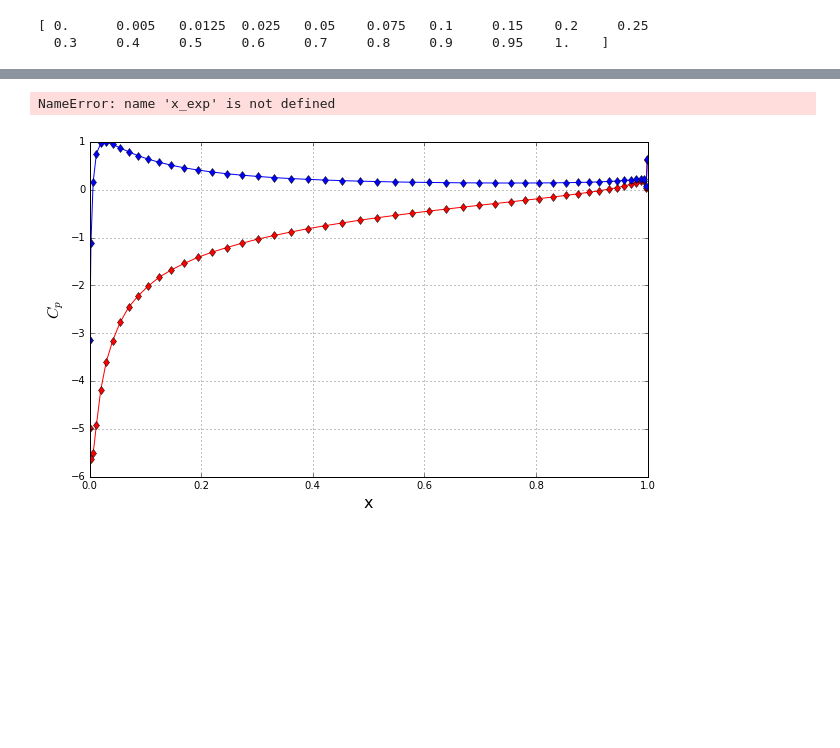
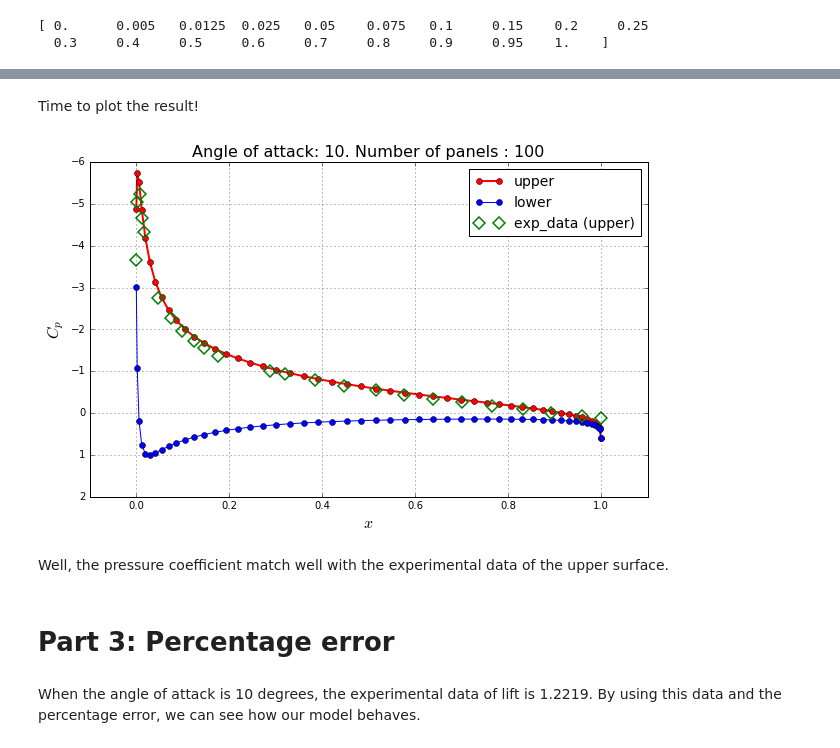
Before and after one commit to barbagroup/AeroPython-studentprojects2017, a Jupyter notebook: jiayuli517/Linearvortex-panelmethod.ipynb, the cells around one changed output, grey strips where cells are left out. Saved outputs shown, nothing was run; the diff lists cells and outputs as text; code cells hidden in the pictures; blank space fills up the shorter version.

```diff
--- a/jiayuli517/Linearvortex-panelmethod.ipynb
+++ b/jiayuli517/Linearvortex-panelmethod.ipynb
@@ -612,3 +668,0 @@ U_t = numpy.dot(A_t, gammas) + b_t
-# %%
-for i, panel in enumerate(panels):
-        panel.vt = U_t[i]
@@ -664,5 +735,4 @@ pyplot.title('Number of panels : %d' % N);
 # %%
-# defines and creates the object freestream
-u_inf = 1.0                                # freestream speed
+u_inf = 1.0                                 # freestream speed
 alpha = 10.0                                # angle of attack (in degrees)
-freestream_10 = Freestream(u_inf, alpha)      # instantiation of the object freestream
+freestream_1 = Freestream(u_inf, alpha)      # instantiation of the object freestream
@@ -680,3 +738,0 @@ U_t_10 = numpy.dot(A_t, gammas_10) + b_t_10
-# %%
-for i, panel in enumerate(panels):
-        panel.vt = U_t_10[i]
@@ -684,0 +739,8 @@ get_pressure_coefficient(panels, freestream_10)
+# %%
+b_1 = build_rhs(panels, freestream_1)
+gammas_1 = linalg.solve(A, b_1)
+b_t_1 = freestream.u_inf * numpy.sin([freestream_1.alpha - panel.beta for panel in panels])
+v_t_1 = numpy.dot(A_t, gammas_1) + b_t_1
+for i, panel in enumerate(panels):
+        panel.vt = v_t_1[i]
+get_pressure_coefficient(panels, freestream_1)
@@ -689,35 +751,35 @@ ValueError: could not convert string to float: b'variables="x/c","cp"'
+# %% [markdown]
+Time to plot the result!
 # %%
-# plots the surface pressure coefficient
-
-val_x, val_y = 0.1, 0.2
-x_min, x_max = min( panel.xa for panel in panels ), max( panel.xa for panel in panels )
-cp_min, cp_max = min( panel.cp for panel in panels ), max( panel.cp for panel in panels )
-x_start, x_end = x_min-val_x*(x_max-x_min), x_max+val_x*(x_max-x_min)
-y_start, y_end = cp_min-val_y*(cp_max-cp_min), cp_max+val_y*(cp_max-cp_min)
-
+# plot surface pressure coefficient
 pyplot.figure(figsize=(10, 6))
-pyplot.grid(True)
-pyplot.xlabel('x', fontsize=16)
+pyplot.grid()
+pyplot.xlabel('$x$', fontsize=16)
 pyplot.ylabel('$C_p$', fontsize=16)
 pyplot.plot([panel.xc for panel in panels if panel.loc == 'upper'],
-         [panel.cp for panel in panels if panel.loc == 'upper'],
-         color='r', linewidth=1, marker='d', markersize=6)
+            [panel.cp for panel in panels if panel.loc == 'upper'],
+            label='upper surface',
+            color='r', linestyle='-', linewidth=2, marker='o', markersize=6)
 pyplot.plot([panel.xc for panel in panels if panel.loc == 'lower'],
-         [panel.cp for panel in panels if panel.loc == 'lower'],
-         color='b', linewidth=1, marker='d', markersize=6)
+            [panel.cp for panel in panels if panel.loc == 'lower'],
+            label= 'lower surface',
+            color='b', linestyle='-', linewidth=1, marker='o', markersize=6)
 
 pyplot.plot(x_exp,Cp_exp,color='g', linewidth=0, marker='D', markersize=8, markeredgecolor='g',
 markerfacecolor='None', markeredgewidth=1.5)
-
-pyplot.legend(['upper face', 'lower face', 'Gregory exp_data (upper face)'], loc='best', prop={'size':14})
-pyplot.xlim(x_start, x_end)
-pyplot.ylim(y_start, y_end)
+pyplot.xlim(-0.1, 1.1)
+pyplot.ylim(-6.0, 2.0)
+pyplot.legend(['upper', 'lower', 'exp_data (upper)'], loc='best', prop={'size':14})
 pyplot.gca().invert_yaxis()
-pyplot.title('Angle of attack 10 deg, Number of panels : %d' % N, fontsize=20)
-#pyplot.savefig('CP_10.pdf'); add this line to save fig;
+pyplot.title('Angle of attack: 10. Number of panels : %d' % N, fontsize=16);
 # %% [output]
-NameError: name 'x_exp' is not defined
-[figure, old version]
+[figure, new version]
+# %% [markdown]
+Well, the pressure coefficient match well with the experimental data of the upper surface.
+# %% [markdown]
+# Part 3: Percentage error
+# %% [markdown]
+When the angle of attack is 10 degrees, the experimental data of lift is 1.2219. By using this data and the percentage error, we can see how our model behaves.
 # %%
 def get_lift(freestream, Np):
     """
```
Also changed, not shown: parts of 66 cells of this notebook, 1 other file.
